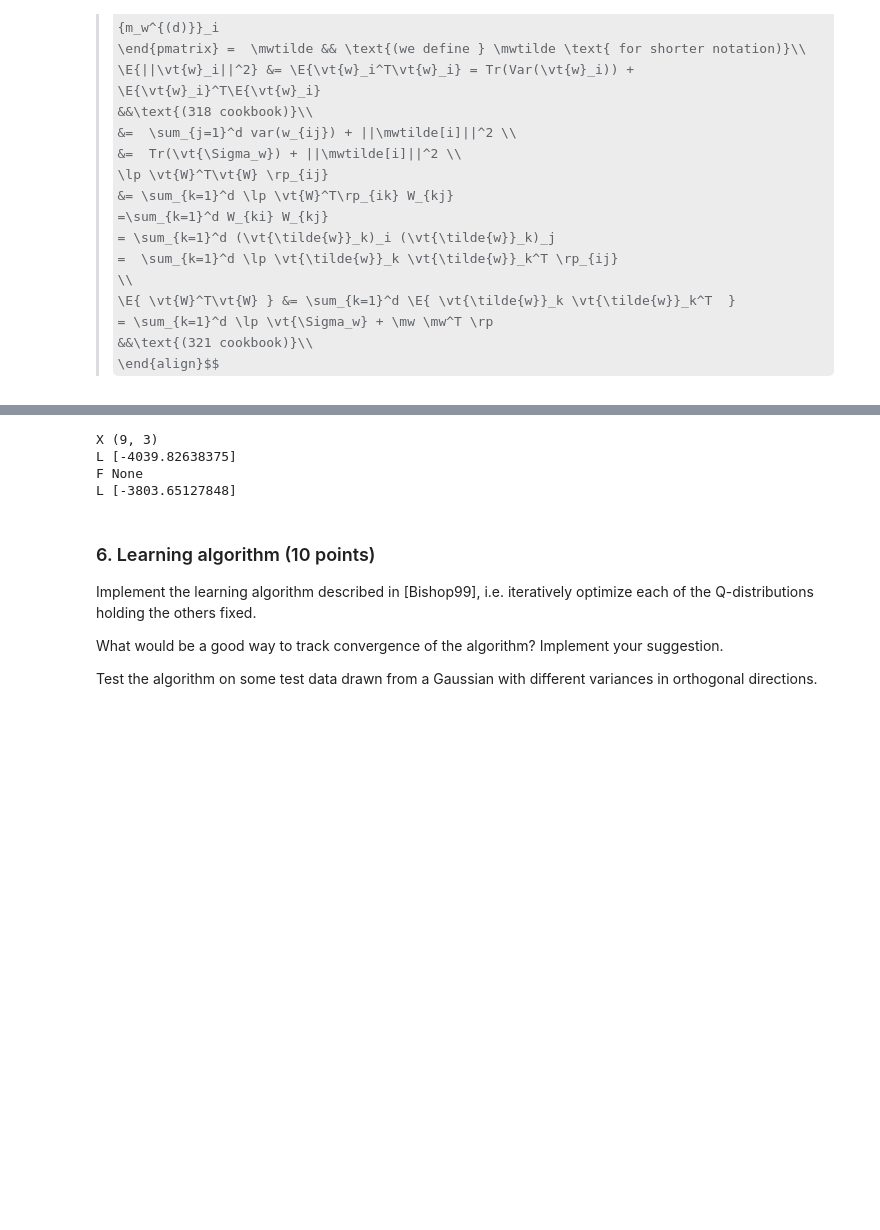
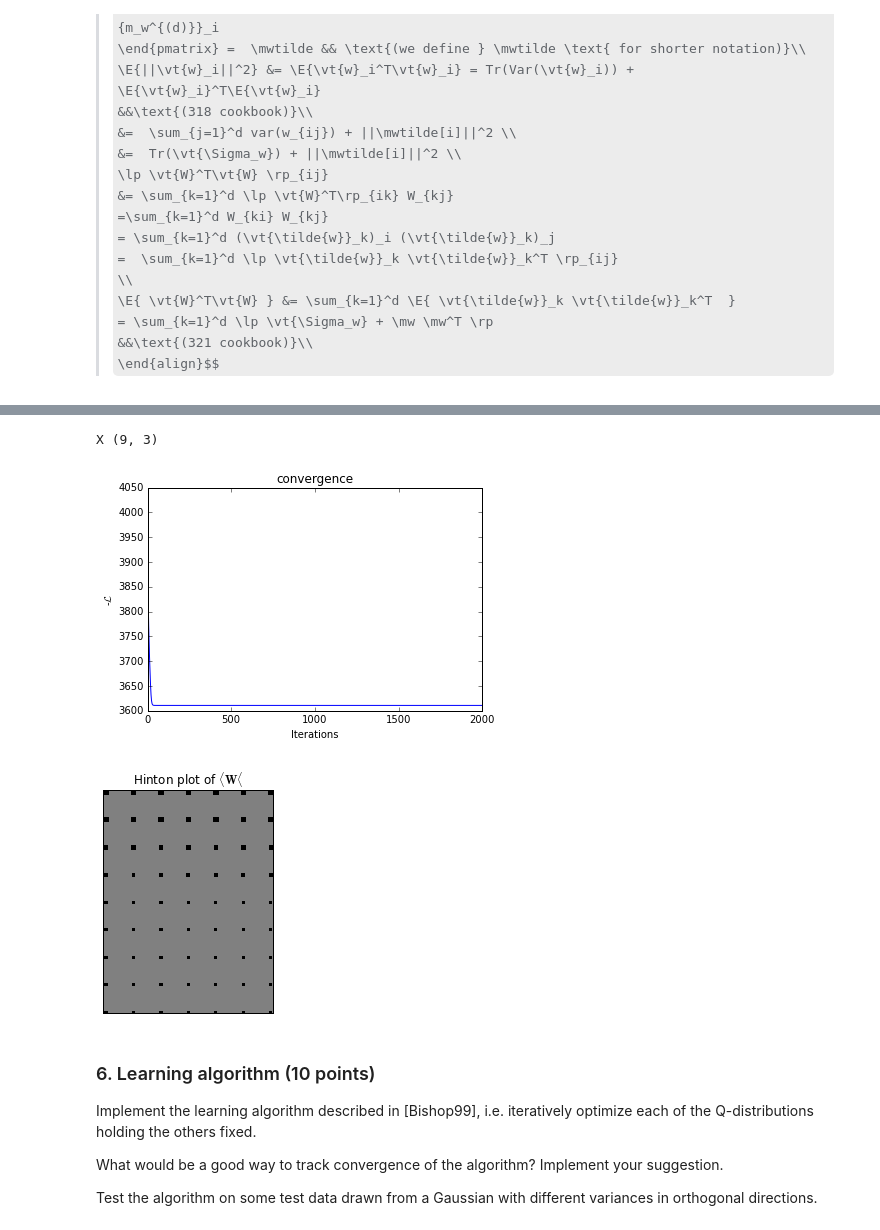
Before and after one commit to Tomaat/ML2, a Jupyter notebook: lab3/Lab3.ipynb, the cells around one changed output, grey strips where cells are left out. Cells and saved outputs as stored; diff of their text form; code cells hidden in the pictures; some formulas as TeX source; blank space fills up the shorter version.

Commit message:
Implemented visualisations

```diff
--- a/lab3/Lab3.ipynb
+++ b/lab3/Lab3.ipynb
@@ -448,41 +470,57 @@ class BayesianPCA(object):
         L -= 0.5*self.d * (LA.slogdet(self.sigma_w)[1]
                            + self.q*(1+LN2PI))
 
         #−⟨logQ(α)⟩
         L-= self.E_ln_alpha
 
         #−⟨logQ(τ)⟩
         L-= self.E_ln_tau
 
         #−⟨logQ(μ)⟩
         L-=  0.5 * (LA.slogdet(self.sigma_mu)[1]
                      + self.d*(1+LN2PI))
         return L
 
-    def fit(self, X):
-        for i in range(10):
+    def fit(self, X, iterations=10):
+        loss_log = np.zeros(iterations + 1)
+        loss_log[0] = self.L(X)
+
+        for i in range(iterations):
             self.__update_z(X)
             self.__update_mu(X)
             self.__update_w(X)
             self.__update_alpha()
             self.__update_tau(X)
+
+            loss_log[i+1] = self.L(X)
+
+        return loss_log
 
 #generate tha bishop data
 cov = np.tile([5,4,3,2]+[1]*5,(9,1))
 mean = [0]*9
 
 N = 3
 X = np.random.multivariate_normal(mean, cov, N).T
 PCA = BayesianPCA(*X.shape)
 print( 'X', X.shape)
-print( 'L', PCA.L(X))
-print( 'F', PCA.fit(X))
-print( 'L', PCA.L(X))
+loss_log = PCA.fit(X, iterations=2000)
+
+plt.plot(-loss_log)
+#plt.yscale('log')
+plt.title('convergence')
+plt.ylabel('-$\mathcal{L}$')
+plt.xlabel('Iterations')
+plt.show()
+
+hinton(PCA.means_w)
+plt.title("Hinton plot of $\langle \mathbf{W} \langle $")
+#print( PCA.means_w)
+plt.show()
 # %% [output]
 X (9, 3)
-L [-4039.82638375]
-F None
-L [-3803.65127848]
+[figure, added]
+[figure, added]
 # %% [markdown]
 ### 6. Learning algorithm (10 points)
 Implement the learning algorithm described in [Bishop99], i.e. iteratively optimize each of the Q-distributions holding the others fixed.
```
Also changed, not shown: parts of 2 cells of this notebook.
